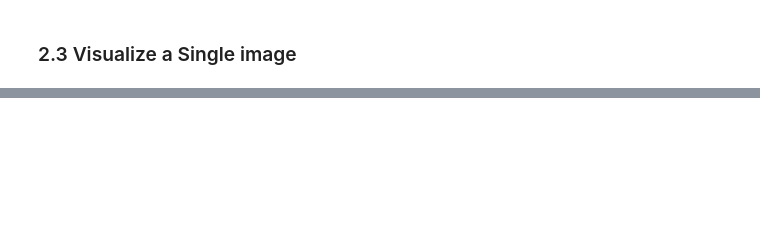
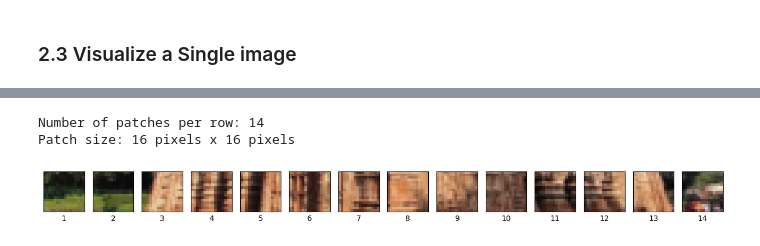
Before and after one commit to SamyamoyRakshit/papers-from-scratch, a Jupyter notebook: ViT/ViT.ipynb, the cells around one changed output, grey strips where cells are left out. Saved outputs shown, nothing was run; the diff lists cells and outputs as text; code cells hidden in the pictures; blank space fills up the shorter version.

```diff
--- a/ViT/ViT.ipynb
+++ b/ViT/ViT.ipynb
@@ -139,0 +239,26 @@ plt.axis(False);
+# %%
+# Setup code to plot 10th row as patches
+img_size = 224
+patch_size = 16
+num_patches = img_size // patch_size
+assert img_size % patch_size == 0, "Image size must be divisible by patch size."
+print(f"Number of patches per row: {num_patches}\nPatch size: {patch_size} pixels x {patch_size} pixels")
+
+# Craete a series of subplots
+fig, axs = plt.subplots(nrows=1,
+                        ncols=img_size // patch_size,
+                        sharex=True,
+                        sharey=True,
+                        figsize=(patch_size,patch_size))
+
+row_num = 10
+# Iterate through no. of patches in the row
+for i, patch in enumerate(range(0, img_size, patch_size)):
+    axs[i].imshow(image_permuted[((row_num - 1) * patch_size):((row_num - 1) * patch_size)+patch_size, patch:patch+patch_size, :]);
+    axs[i].set_xlabel(i+1) # set the label
+    axs[i].set_xticks([])
+    axs[i].set_yticks([])
+# %% [output]
+Number of patches per row: 14
+Patch size: 16 pixels x 16 pixels
+[figure, added]
```
Also changed, not shown: parts of 14 cells of this notebook.
